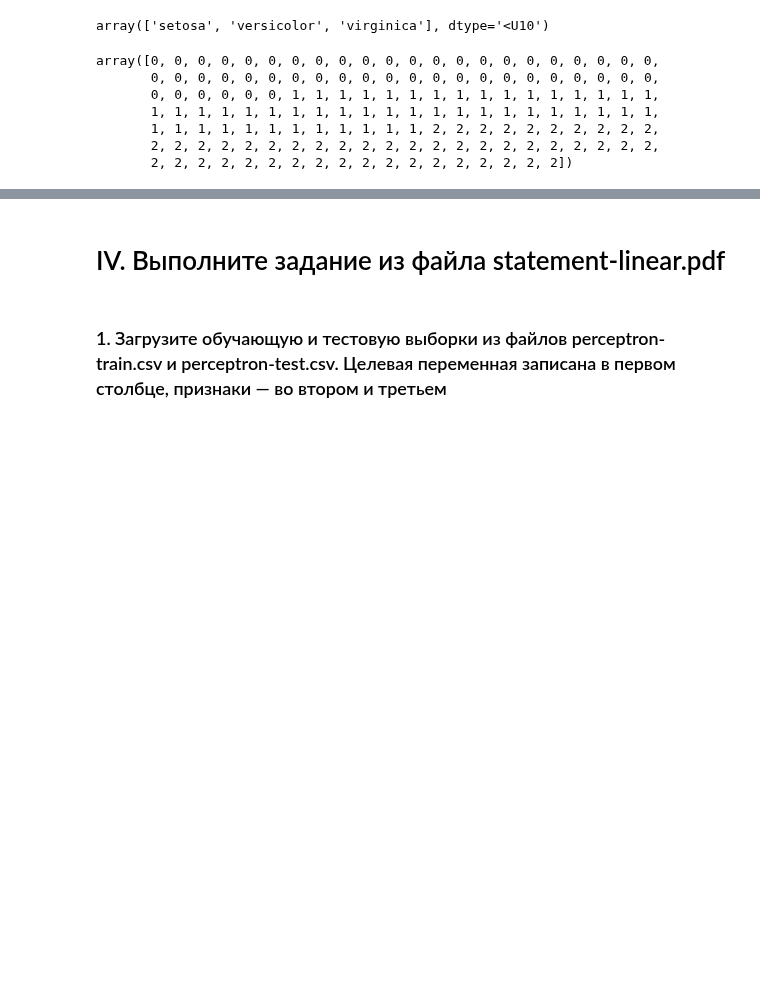
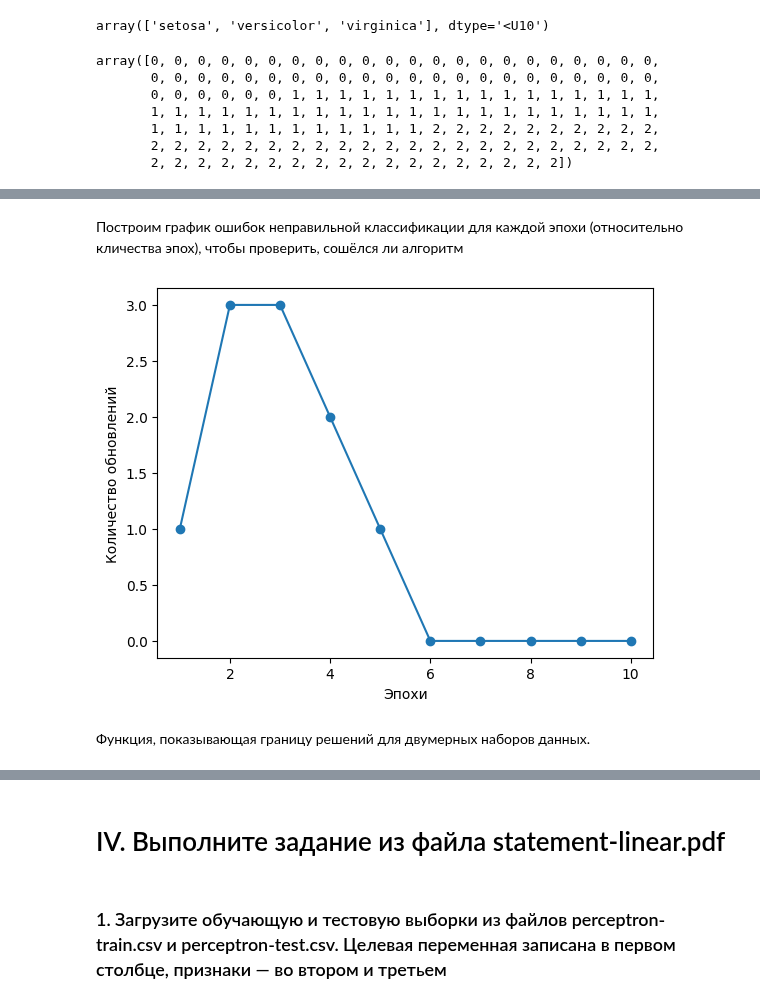
Before and after one commit to murpunk/Programming_2023, a Jupyter notebook: 03_04_23_perceptron.ipynb, the cells around one changed output, grey strips where cells are left out. Drawn from its saved outputs; the diff is of its cells as text; code cells hidden in the pictures; blank space fills up the shorter version.

```diff
--- a/03_04_23_perceptron.ipynb
+++ b/03_04_23_perceptron.ipynb
@@ -151,14 +153,15 @@ array([0, 0, 0, 0, 0, 0, 0, 0, 0, 0, 0, 0, 0, 0, 0, 0, 0, 0, 0, 0, 0, 0,
        2, 2, 2, 2, 2, 2, 2, 2, 2, 2, 2, 2, 2, 2, 2, 2, 2, 2])
 # %%
 class Perceptron(object):
-  def __init__ (self, eta = 0.01, n_iter = 50, random_state = 1):
+  def __init__ (self, eta = 0.01, n_iter = 50, random_state = 1): # задаются гиперпараметры
     self.eta = eta
     self.n_iter = n_iter
     self.random_state = random_state
+
   def fit(self, X, y):
     rgen = np.random.RandomState(self.random_state)
-    self.w_ = rgen.normal(loc = 0.0, scale = 0.01, size = 1 + X.shape[1])
-    self.errors_ = []
+    self.w_ = rgen.normal(loc = 0.0, scale = 0.01, size = 1 + X.shape[1]) # веса после подгонки
+    self.errors_ = [] # сохраняет количество ошибок после каждой эпохи
 
     for _ in range(self.n_iter):
       errors = 0
@@ -166,12 +169,12 @@ class Perceptron(object):
         update = self.eta * (target - self.predict(xi))
         self.w_[1:] += update * xi
         self.w_[0] += update
-        errors += int(apdate != 0.0)
-      self.errors.append(errors)
+        errors += int(update != 0.0)
+      self.errors_.append(errors)
     return self
 
   def net_input(self, X):
     return np.dot(X, self.w_[1:]) + self.w_[0]
 
   def predict(self, X):
-    return np.where(self.net_input(X) >= 0.0, 1, -1)
+    return np.where(self.net_input(X) >= 0.0, 1, 0)
@@ -183,0 +198,13 @@ Class labels: [0 1 2]
+# %% [markdown]
+Построим график ошибок неправильной классификации для каждой эпохи (относительно кличества эпох), чтобы проверить, сошёлся ли алгоритм
+# %%
+ppn = Perceptron(eta=0.1, n_iter=10)
+ppn.fit(X, y)
+plt.plot(range(1, len(ppn.errors_) + 1), ppn.errors_, marker = "o")
+plt.xlabel("Эпохи")
+plt.ylabel("Количество обновлений")
+plt.show()
+# %% [output]
+[figure, added]
+# %% [markdown]
+Функция, показывающая границу решений для двумерных наборов данных.
```
Also changed, not shown: parts of 25 cells of this notebook.
